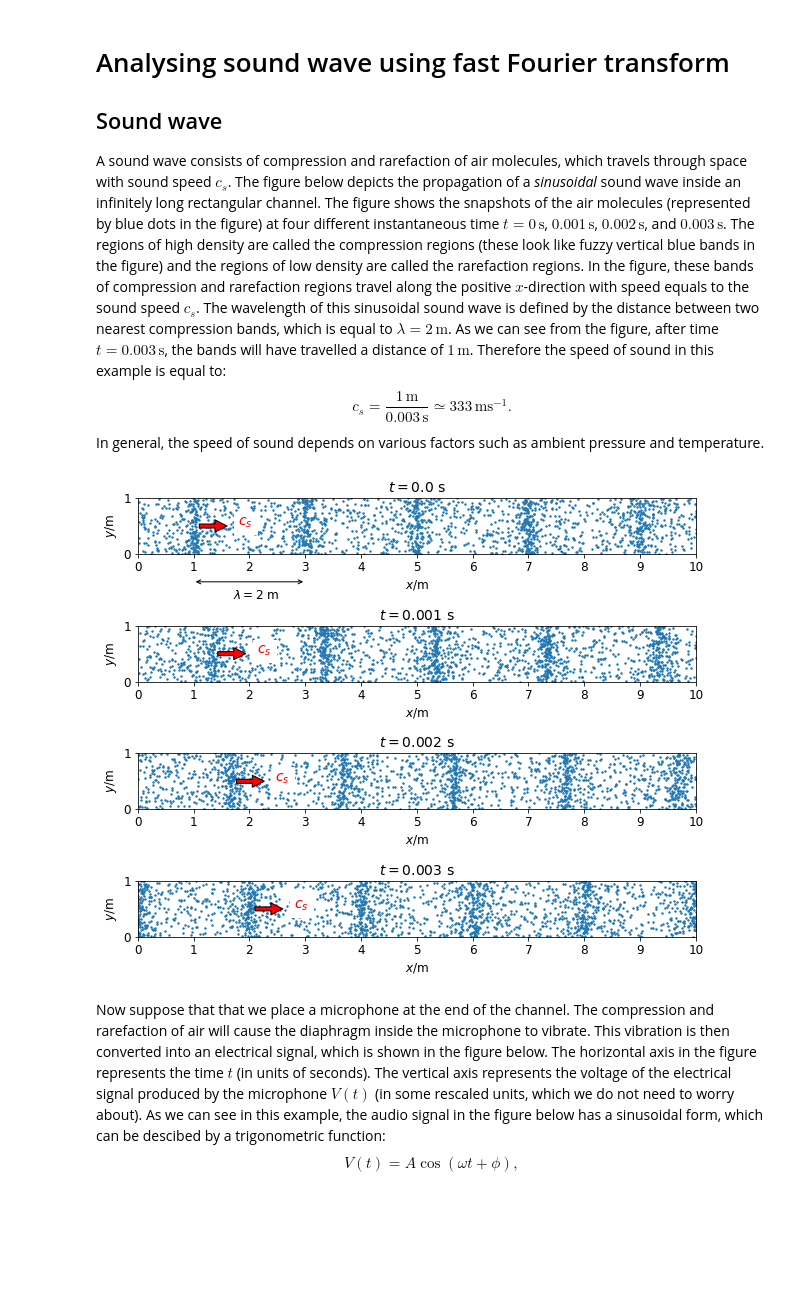
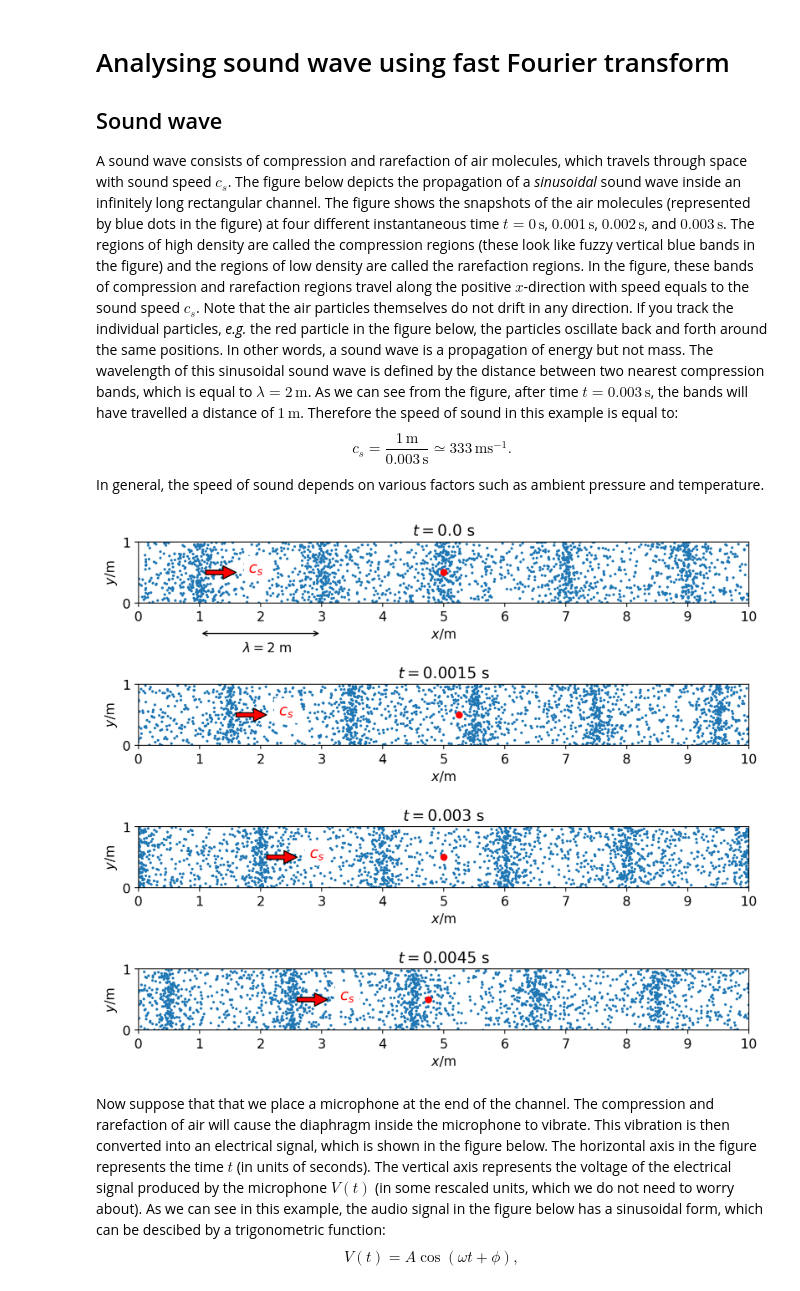
Before and after one commit to elsentjhung/sound-wave-analyser, a Jupyter notebook: sound_analyser.ipynb, the cells around one changed output. Saved outputs shown, nothing was run; the diff lists cells and outputs as text; code cells hidden in the pictures; blank space fills up the shorter version.

```diff
--- a/sound_analyser.ipynb
+++ b/sound_analyser.ipynb
@@ -8,6 +8,9 @@ The figure below depicts the propagation of a _sinusoidal_ sound wave inside an
 The figure shows the snapshots of the air molecules (represented by blue dots in the figure) at four different instantaneous time $t=0\,\text{s}$, $0.001\,\text{s}$, $0.002\,\text{s}$, and $0.003\,\text{s}$.
 The regions of high density are called the compression regions (these look like fuzzy vertical blue bands in the figure) and the regions of low density are called the rarefaction regions.
 In the figure, these bands of compression and rarefaction regions travel along the positive $x$-direction with speed equals to the sound speed $c_s$.
+Note that the air particles themselves do not drift in any direction.
+If you track the individual particles, _e.g._ the red particle in the figure below, the particles oscillate back and forth around the same positions.
+In other words, a sound wave is a propagation of energy but not mass.
 The wavelength of this sinusoidal sound wave is defined by the distance between two nearest compression bands, which is equal to $\lambda=2\,\text{m}$.
 As we can see from the figure, after time $t=0.003\,\text{s}$, the bands will have travelled a distance of $1\,\text{m}$.
 Therefore the speed of sound in this example is equal to:
@@ -25,40 +28,44 @@ Dx = 0.25 # maximum displacement
 lamb = 1.0 # wavelength
 phi = 0.0 # phase difference
 
-t = np.arange(0, 10, 0.001)
+t = np.arange(0, 0.0046, 0.0015)
+t[0], t[1], t[2], t[3] = 0.0, 0.0015, 0.003, 0.0045
 
 fig, ax = plt.subplots(4, figsize=(10,9))
 
 for n in range(0, 4, 1):
     x = np.random.uniform(-Lx, 2*Lx, Np)
     y = np.random.uniform(0, Ly, Np)
-    phi = np.pi/3*n
+    phi = np.pi/2*n
     x = x + Dx*np.sin(np.pi*x/lamb - phi)
+    xtag = 5 + Dx*np.sin(np.pi*5/lamb - phi)
+    ytag = 0.5
 
     ax[n].set_title(f'$t = ${t[n]} s', fontsize=14)
     ax[n].set_xlabel('$x/$m', fontsize=12)
     ax[n].set_ylabel('$y/$m', fontsize=12)
     ax[n].set_xlim(0, Lx)
     ax[n].set_ylim(0, Ly)
     ax[n].set_aspect(1)
     ax[n].tick_params(axis='both', which='major', labelsize=12)
     ax[n].set_yticks(np.arange(0, 2, 1))
     ax[n].set_xticks(np.arange(0, 11, 1))
     ax[n].scatter(x, y, s=2)
-    ax[n].annotate('', xy=(1.6+n/3,0.5), xytext=(1.1+n/3,0.5), arrowprops=dict(facecolor='red'))
-    ax[n].annotate('$c_s$', fontsize=14, backgroundcolor='white', c='red', xy=(1.8+n/3,0.5))
+    ax[n].scatter(xtag, ytag, s=30, c='red')
+    ax[n].annotate('', xy=(1.6+n/2,0.5), xytext=(1.1+n/2,0.5), arrowprops=dict(facecolor='red'))
+    ax[n].annotate('$c_s$', fontsize=14, backgroundcolor='white', c='red', xy=(1.8+n/2,0.5))
 
 ax[0].annotate('', c='black',
             xy=(1.0,-0.5),  # location of the arrow tip
             xytext=(3.0,-0.5),  # location of the text
             arrowprops=dict(edgecolor='black', facecolor='red', arrowstyle='<->'),
             annotation_clip=False)
 
 ax[0].annotate('$\lambda=2$ m', c='black', fontsize=12, xy=(1.7,-0.8), annotation_clip=False)
 
 plt.show()
 # %% [output]
-[figure, old version]
+[figure, new version]
 # %% [markdown]
 Now suppose that that we place a microphone at the end of the channel.
 The compression and rarefaction of air will cause the diaphragm inside the microphone to vibrate.
```
Also changed, not shown: parts of 12 cells of this notebook.
